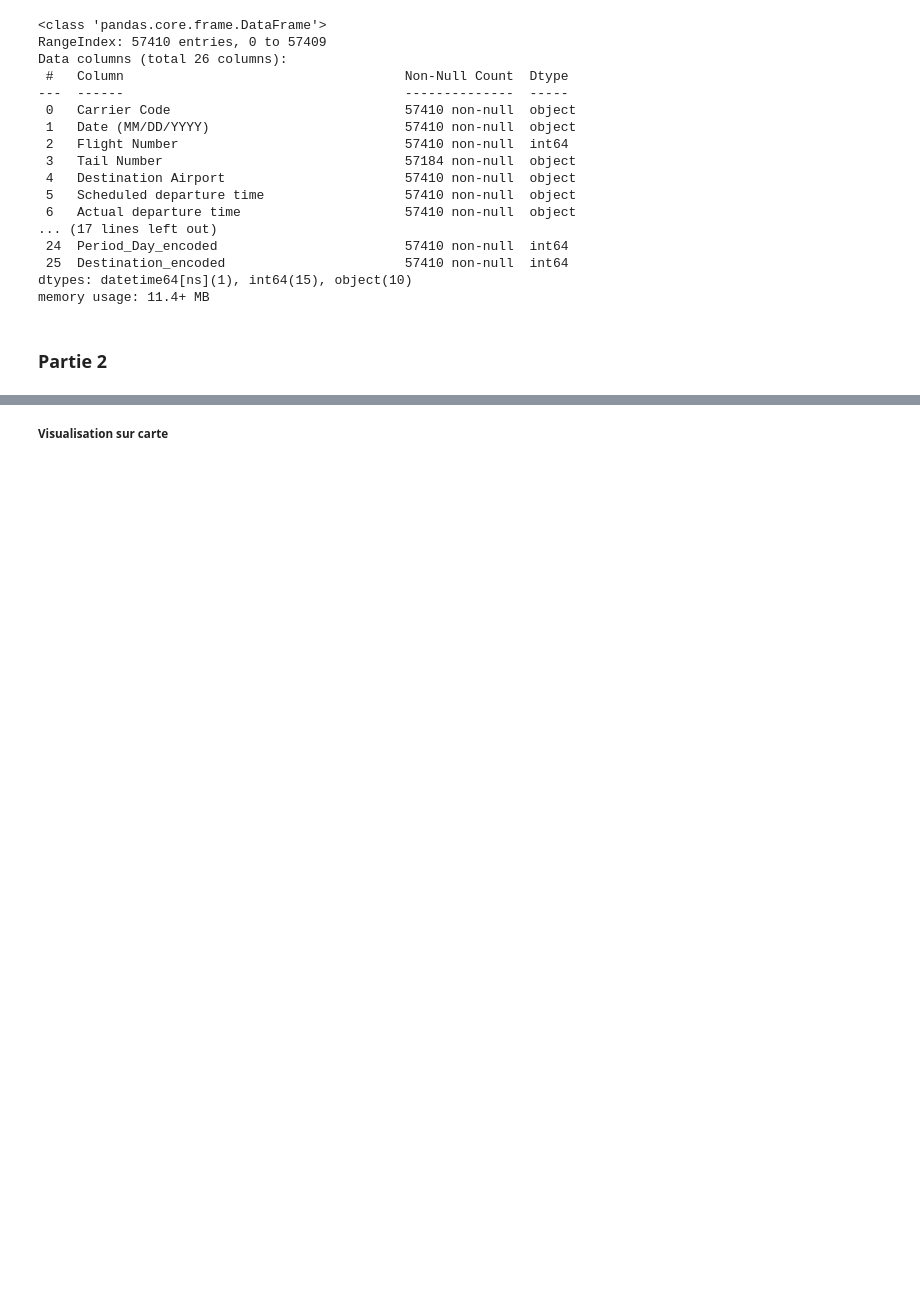
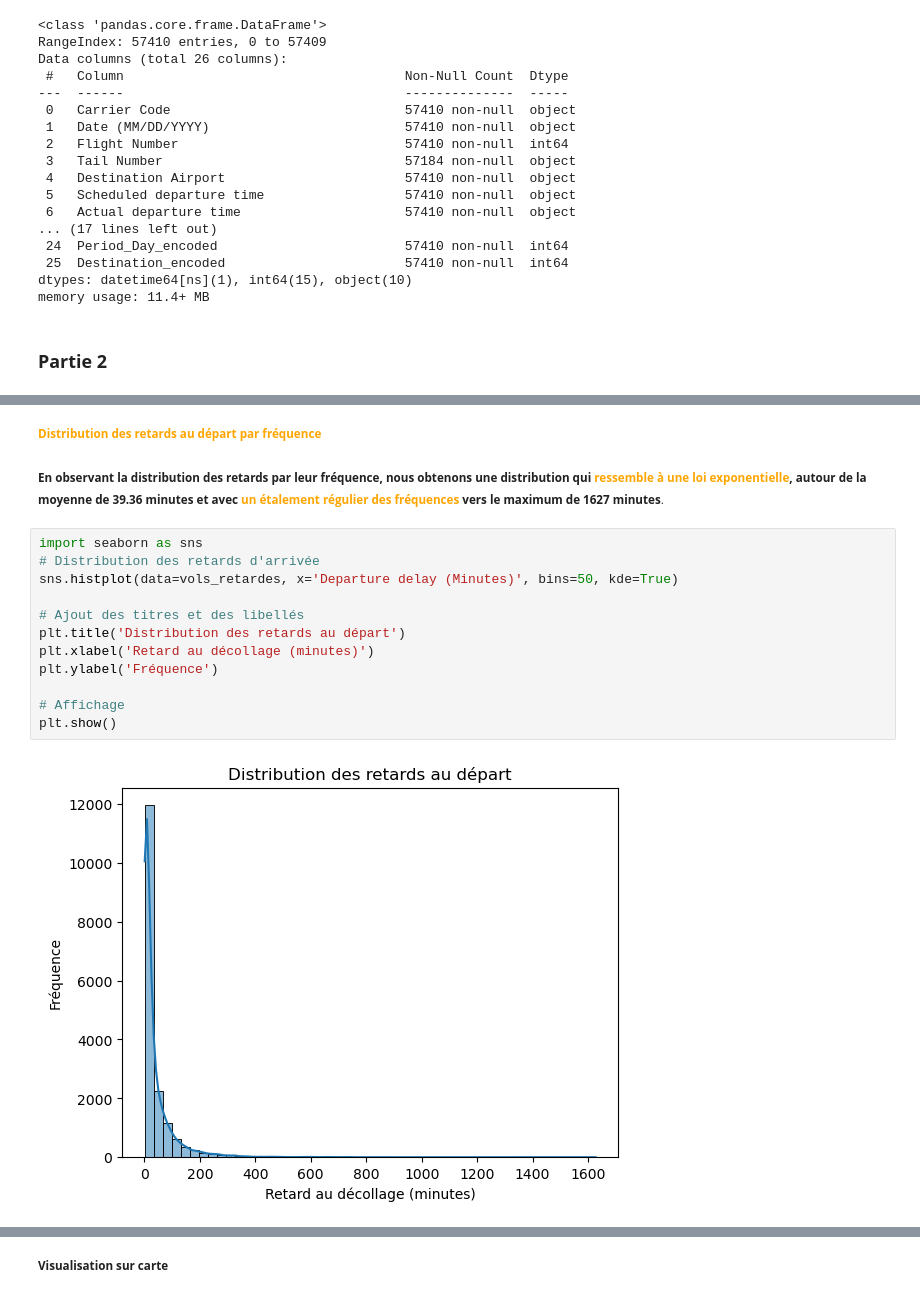
Before and after one commit to OUALYoss/Projet_Python-pour-la-data-science, a Jupyter notebook: Traitement_de_la_base_des_Vols.ipynb, the cells around one changed output, grey strips where cells are left out. Drawn from its saved outputs; the diff is of its cells as text; blank space fills up the shorter version.

```diff
--- a/Traitement_de_la_base_des_Vols.ipynb
+++ b/Traitement_de_la_base_des_Vols.ipynb
@@ -500,0 +565,18 @@ Airports_delays_rank['Percentage'] = (Airports_delays_rank['Departure delay (Min
+# %% [markdown]
+**<small><span style="color:orange;">Distribution des retards au départ par fréquence</span></small>**
+# %% [markdown]
+<small>**En observant la distribution des retards par leur fréquence, nous obtenons une distribution qui <span style="color:orange;">ressemble à une loi exponentielle</span>, autour de la moyenne de 39.36 minutes et avec <span style="color:orange;">un étalement régulier des fréquences</span> vers le maximum de 1627 minutes**.</small>
+# %%
+import seaborn as sns
+# Distribution des retards d'arrivée
+sns.histplot(data=vols_retardes, x='Departure delay (Minutes)', bins=50, kde=True)
+
+# Ajout des titres et des libellés
+plt.title('Distribution des retards au départ')
+plt.xlabel('Retard au décollage (minutes)')
+plt.ylabel('Fréquence')
+
+# Affichage
+plt.show()
+# %% [output]
+[figure, added]
```
Also changed, not shown: parts of 33 cells of this notebook.
